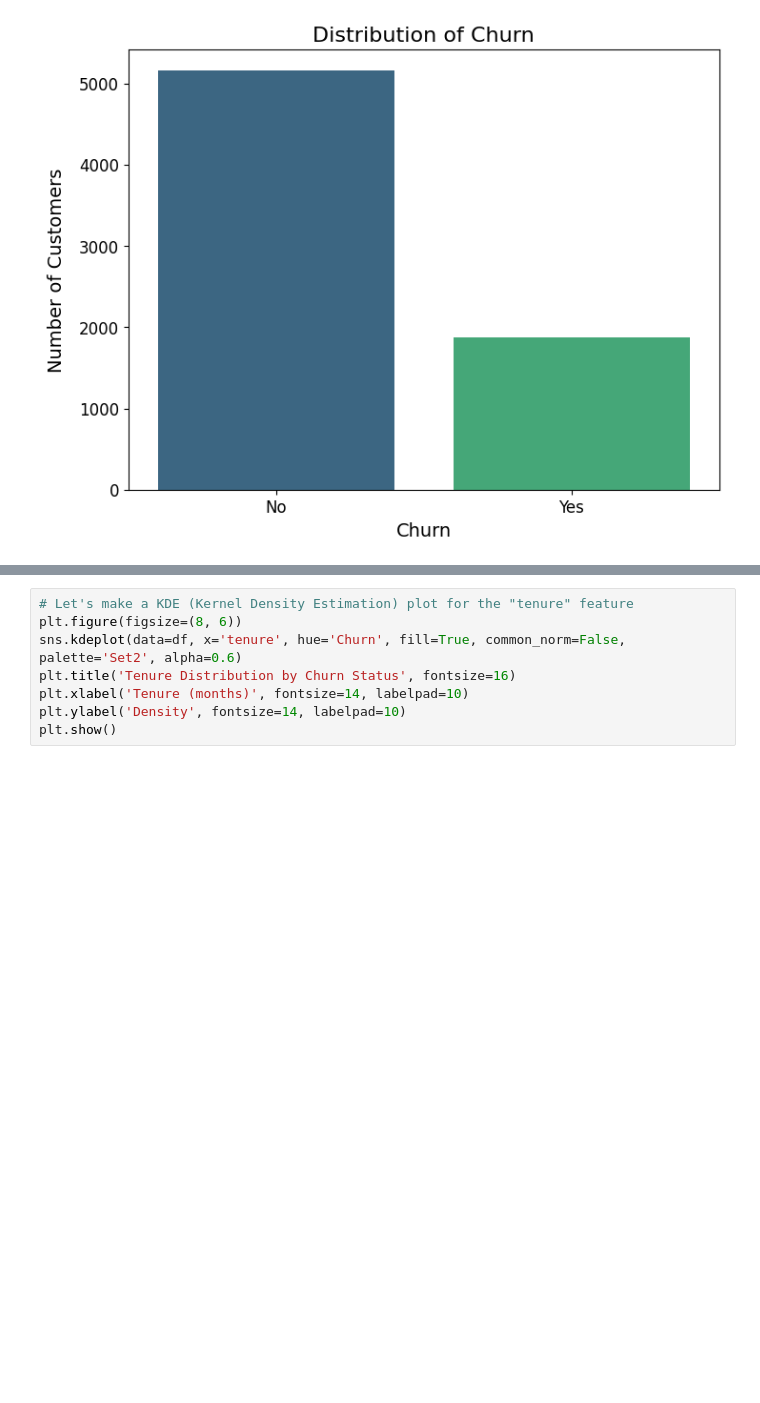
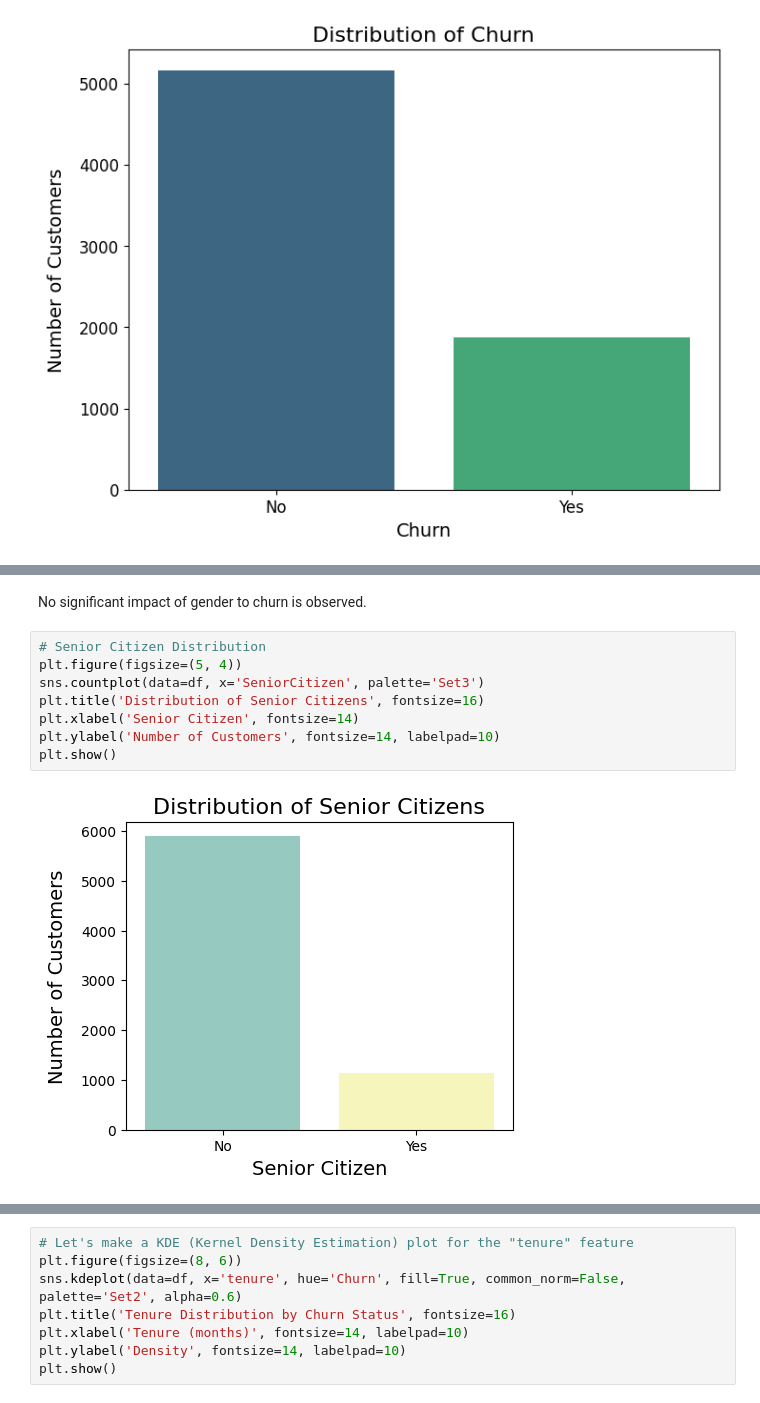
Before and after one commit to CoderCnc/ChurnPrediction, a Jupyter notebook: code.ipynb, the cells around one changed output, grey strips where cells are left out. Cells and saved outputs as stored; diff of their text form; blank space fills up the shorter version.

```diff
--- a/code.ipynb
+++ b/code.ipynb
@@ -230,0 +261,12 @@ plt.show()
+# %% [markdown]
+No significant impact of gender to churn is observed.
+# %%
+# Senior Citizen Distribution
+plt.figure(figsize=(5, 4))
+sns.countplot(data=df, x='SeniorCitizen', palette='Set3')
+plt.title('Distribution of Senior Citizens', fontsize=16)
+plt.xlabel('Senior Citizen', fontsize=14)
+plt.ylabel('Number of Customers', fontsize=14, labelpad=10)
+plt.show()
+# %% [output]
+[figure, added]
```
Also changed, not shown: parts of 34 cells of this notebook.
